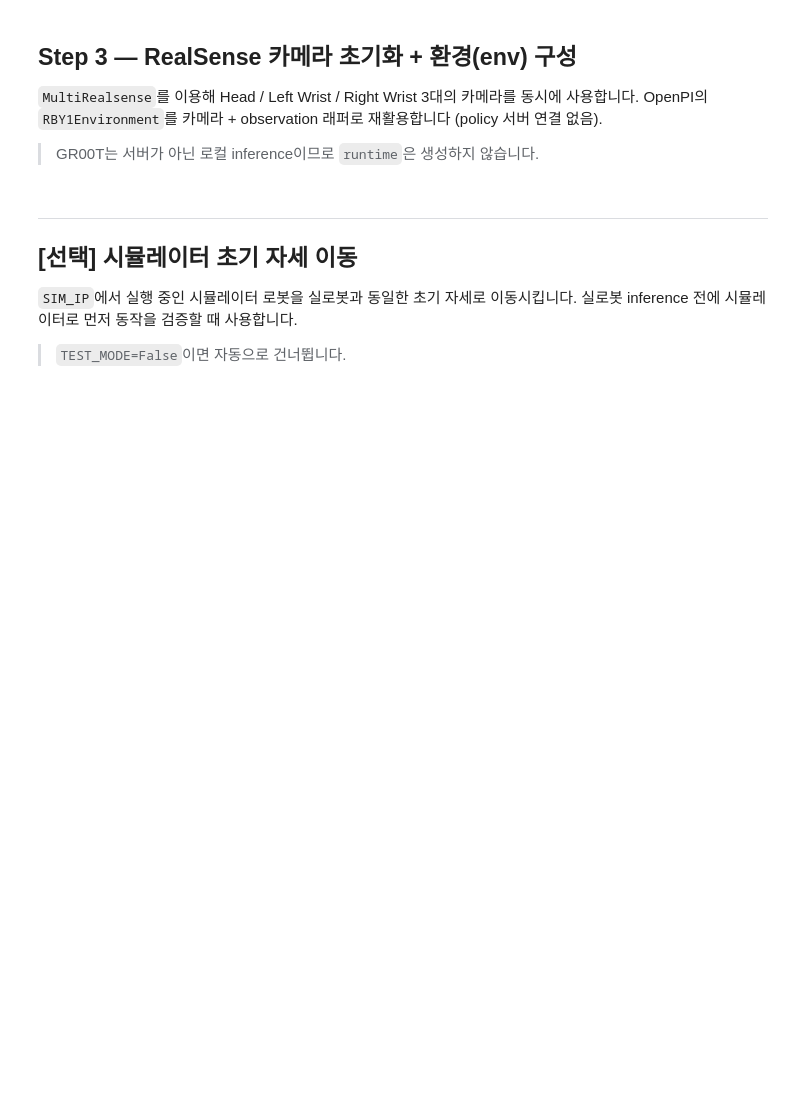
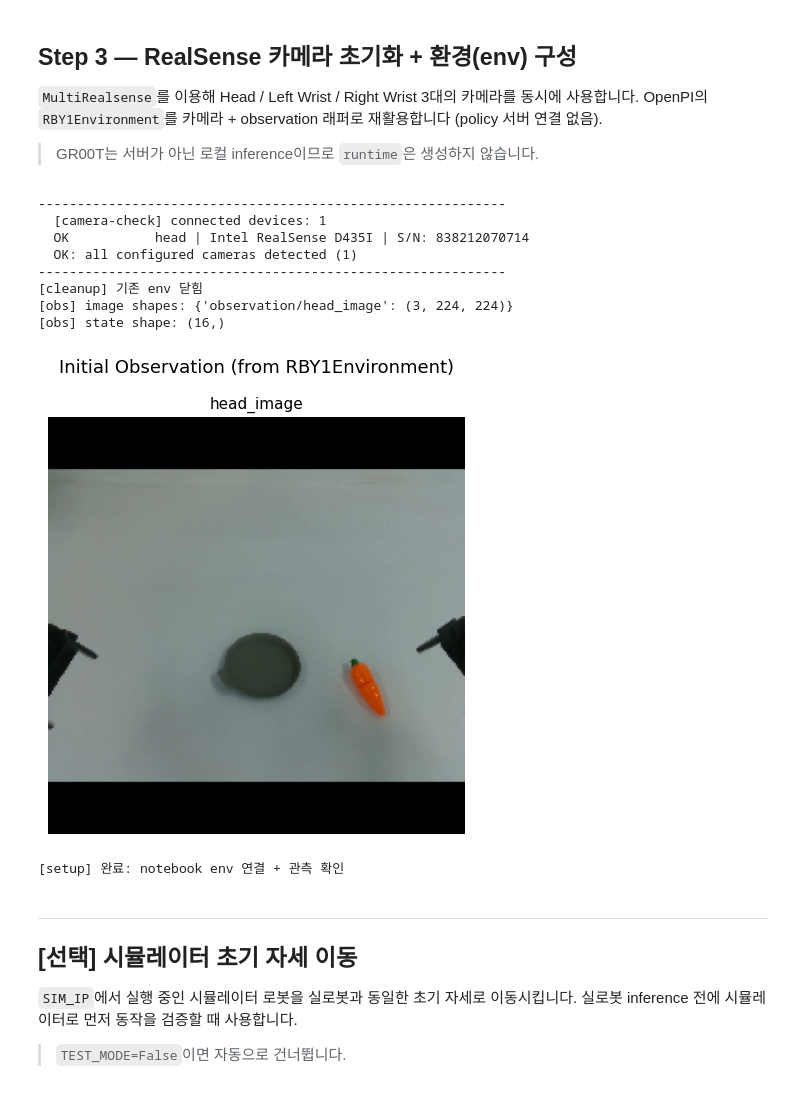
Before and after one commit to meat124/Isaac-GR00T, a Jupyter notebook: notebooks/rby1_gr00t_real_inference.ipynb, the cells around one changed output. Saved outputs shown, nothing was run; the diff lists cells and outputs as text; code cells hidden in the pictures; blank space fills up the shorter version.

```diff
--- a/notebooks/rby1_gr00t_real_inference.ipynb
+++ b/notebooks/rby1_gr00t_real_inference.ipynb
@@ -94,40 +94,43 @@ logging.basicConfig(level=logging.INFO, force=True)
 
 # ---------- User Config ----------
 # real robot / simulator connection (command send is notebook only)
-ROBOT_IP = "localhost:50051"
+ROBOT_IP = "192.168.0.50:50051"  # 실로봇 (robot_on alias 주소와 동일)
 SIM_IP = "localhost:50052"
 
 # external policy service
 POLICY_SERVER_HOST = "localhost"
 POLICY_SERVER_PORT = 5555
 
-PROMPT = "pick up the grey cup and place it on the plate"
+PROMPT = "Pick up the carrot and place it on the plate."
 
 # RealSense serials
 CAM_HEAD_SERIAL = "838212070714"
-CAM_LEFT_SERIAL = "922612070040"
-CAM_RIGHT_SERIAL = "838212074317"
+# head-only 체크포인트(put_carrot_on_plate_head, video=ego_view 1개) + head cam만 연결.
+# left/right wrist 미사용 -> None (env가 None 시리얼 카메라는 건너뜀).
+CAM_LEFT_SERIAL = None
+CAM_RIGHT_SERIAL = None
 
 # test mode -- if True, simulator/single-chunk cells run
-TEST_MODE = False
+TEST_MODE = True
 
 # Runtime/Control
 MAX_HZ = 15.0
 EPISODE_LENGTH = 400
 
-# ------ RTC (Real-Time Chunking) ------
-# USE_RTC=True이면 서버도 --use-rtc 옵션으로 시작해야 합니다.
+# ------ RTC (Real-Time Chunking) — 공식 native RTC ------
+# 모델 action head 내장 RTC(inpainting)를 사용합니다. USE_RTC=True이면 서버도 --use-rtc로 시작해야 합니다.
 # 서버 시작 예시 (RTC 활성):
-#   python rby1_policy_server.py <model_path> \
-#     --use-rtc --rtc-execution-horizon 8 \
-#     --rtc-max-guidance-weight 1.0 --rtc-schedule linear
+#   PYTHONPATH=. python scripts/deployment/rby1_policy_server.py <model_path> \
+#     --use-rtc --rtc-execute-chunk-size 8 --rtc-frozen-steps 1
+# 정합 조건: 노트북 EXECUTE_CHUNK_SIZE == 서버 --rtc-execute-chunk-size (쿼리당 실행 step).
+#   overlap = action_horizon - EXECUTE_CHUNK_SIZE 가 새 청크에 inpaint 되므로,
+#   쿼리 사이에 정확히 EXECUTE_CHUNK_SIZE step만 실행해야 함(아래 루프가 이미 그렇게 동작).
 USE_RTC = True
-RTC_MAX_GUIDANCE_WEIGHT = 1.0   # 최대 가이던스 가중치 (직접 블렌딩: 1.0 = 완전 치환)
-RTC_EXECUTION_HORIZON = 8       # 청크당 실행 스텝 수 (서버의 --rtc-execution-horizon 과 일치해야 함)
-RTC_SCHEDULE = "linear"         # "linear" | "exp" | "ones" | "zeros"
+RTC_EXECUTE_CHUNK_SIZE = 8   # 쿼리당 실행 스텝 수 (서버의 --rtc-execute-chunk-size 와 일치)
+RTC_FROZEN_STEPS = 1         # 추론 latency 보정용 frozen step 수 (참고용; 실제 값은 서버에서 설정)
 
-# EXECUTE_CHUNK_SIZE: RTC 켜면 RTC_EXECUTION_HORIZON, 끄면 None(전체 chunk 실행)
-EXECUTE_CHUNK_SIZE = RTC_EXECUTION_HORIZON if USE_RTC else None
+# EXECUTE_CHUNK_SIZE: RTC 켜면 RTC_EXECUTE_CHUNK_SIZE, 끄면 None(전체 chunk 실행)
+EXECUTE_CHUNK_SIZE = RTC_EXECUTE_CHUNK_SIZE if USE_RTC else None
 
 ARM_COMMAND_PRIORITY = 10
 ARM_MINIMUM_TIME = 10.0
@@ -574,9 +661,13 @@ import pyrealsense2 as rs
 
 # (A) RealSense 장치 진단
 CAM_SERIALS = {
-    "head": CAM_HEAD_SERIAL,
-    "left_wrist": CAM_LEFT_SERIAL,
-    "right_wrist": CAM_RIGHT_SERIAL,
+    name: serial
+    for name, serial in {
+        "head": CAM_HEAD_SERIAL,
+        "left_wrist": CAM_LEFT_SERIAL,
+        "right_wrist": CAM_RIGHT_SERIAL,
+    }.items()
+    if serial is not None
 }
 
 IMG_WIDTH = 640
@@ -650,33 +741,44 @@ print(
     "[obs] image shapes:",
     {k: tuple(v.shape) for k, v in obs.items() if isinstance(v, np.ndarray) and "image" in k},
 )
 state_shape = np.asarray(obs["observation/state"]).shape
 print("[obs] state shape:", state_shape)
 if state_shape != (16,):
     raise RuntimeError(
         f"Expected observation/state shape (16,), got {state_shape}. "
         "Check gripper init/state source."
     )
 
 # (D) 첫 관측 이미지 시각화
 _img_keys = [k for k in sorted(obs.keys()) if "image" in k and isinstance(obs[k], np.ndarray)]
 if _img_keys:
     _fig, _axes = plt.subplots(1, len(_img_keys), figsize=(5 * len(_img_keys), 5))
     if len(_img_keys) == 1:
         _axes = [_axes]
     for _ax, _k in zip(_axes, _img_keys):
         _img = obs[_k]
         if _img.ndim == 3 and _img.shape[0] in (1, 3):
             _img = np.transpose(_img, (1, 2, 0))
         _ax.imshow(_img)
         _ax.set_title(_k.replace("observation/", ""), fontsize=11)
         _ax.axis("off")
     _fig.suptitle("Initial Observation (from RBY1Environment)", fontsize=13)
     plt.tight_layout()
     plt.show()
 
 ENV_SETUP_DONE = True
 print("[setup] 완료: notebook env 연결 + 관측 확인")
+# %% [output]
+------------------------------------------------------------
+  [camera-check] connected devices: 1
+  OK           head | Intel RealSense D435I | S/N: 838212070714
+  OK: all configured cameras detected (1)
+------------------------------------------------------------
+[cleanup] 기존 env 닫힘
+[obs] image shapes: {'observation/head_image': (3, 224, 224)}
+[obs] state shape: (16,)
+[figure, added]
+[setup] 완료: notebook env 연결 + 관측 확인
 # %% [markdown]
 ---
 ## [선택] 시뮬레이터 초기 자세 이동
```
Also changed, not shown: parts of 11 cells of this notebook, 14 other files.
